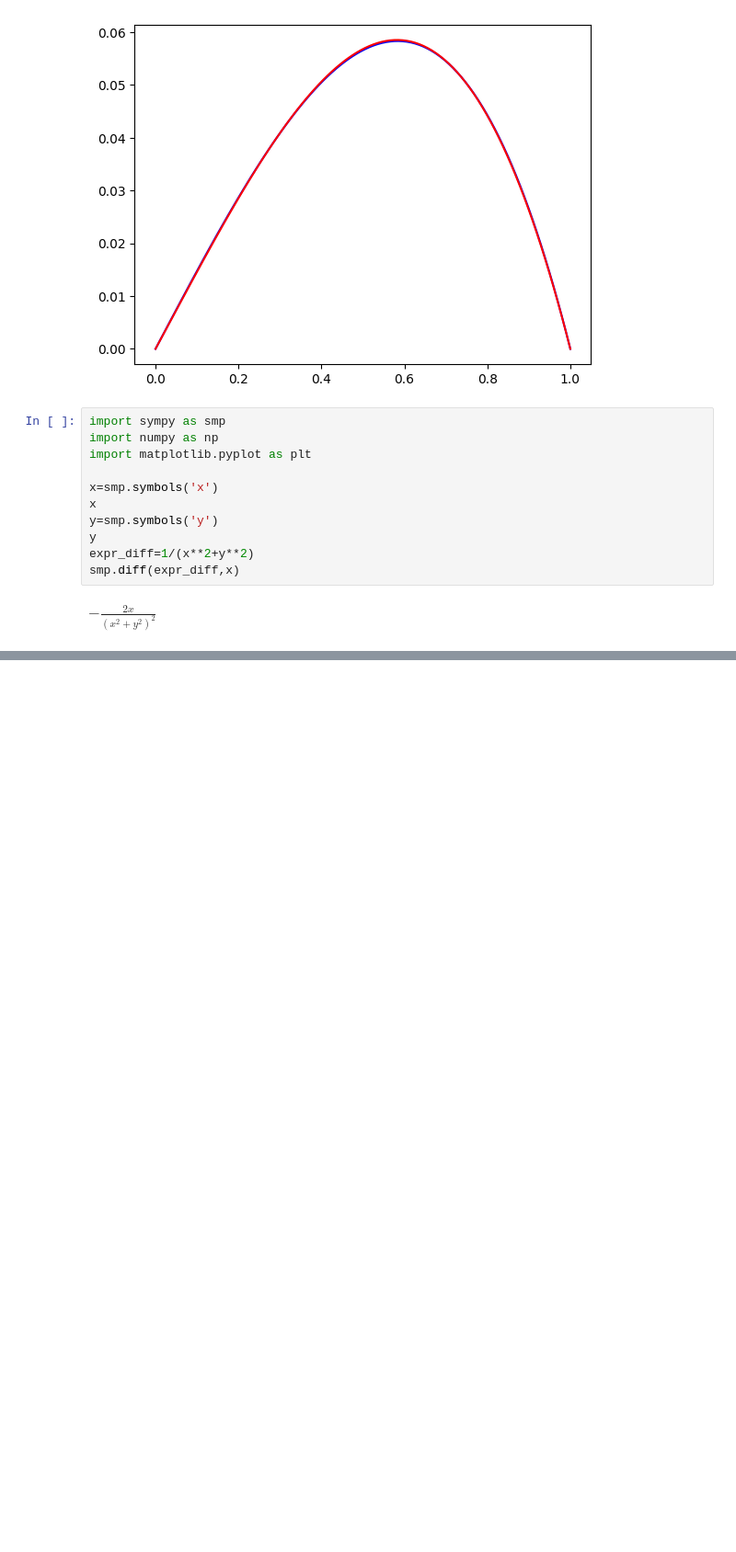
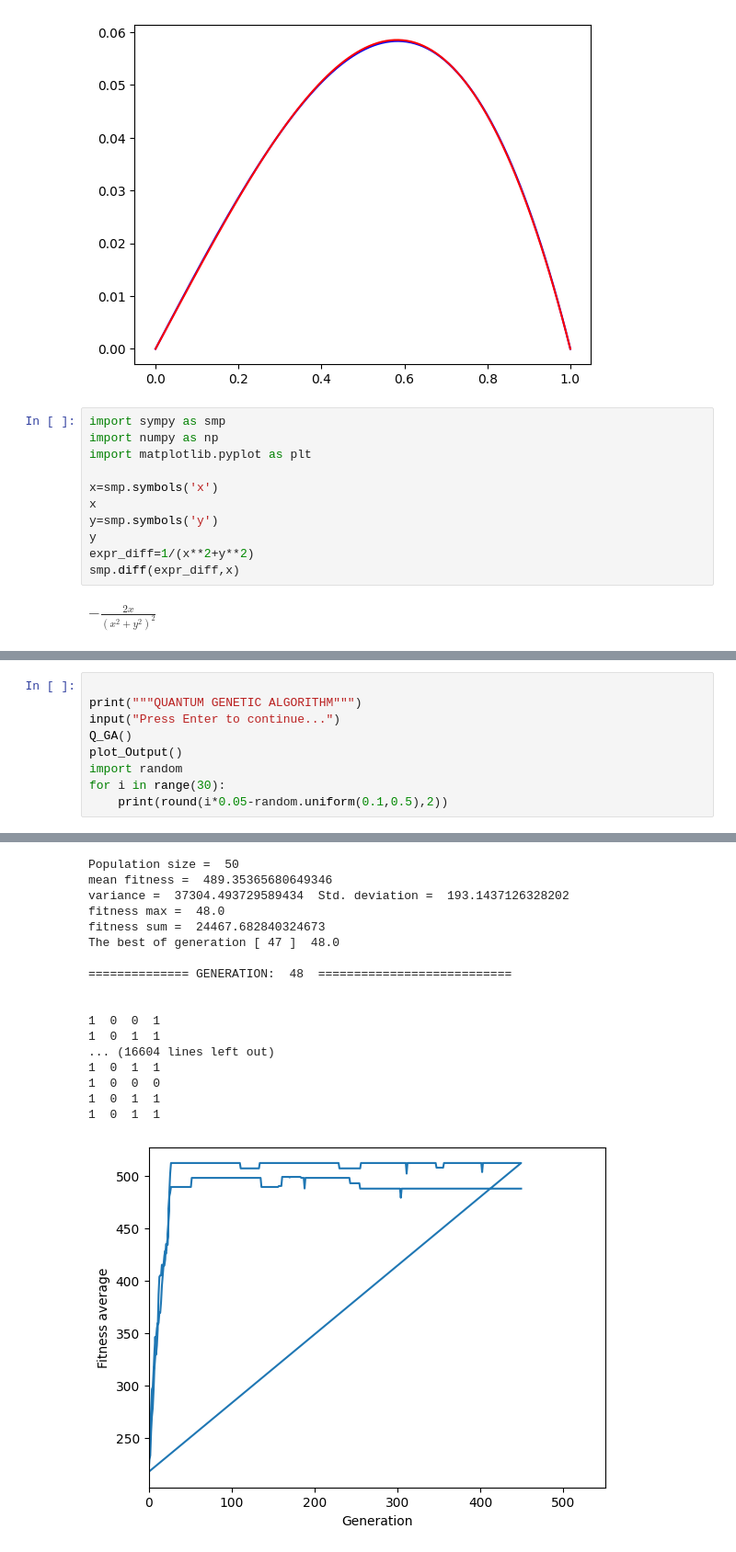
Before and after one commit to sky92archangel/notebook, a Jupyter notebook: compute/python/test.ipynb, the cells around one changed output, grey strips where cells are left out. Shown at 92% size. Cells and saved outputs as stored; diff of their text form; blank space fills up the shorter version.

```diff
--- a/compute/python/test.ipynb
+++ b/compute/python/test.ipynb
@@ -355,0 +659,10 @@ $\displaystyle - \frac{2 x}{\left(x^{2} + y^{2}\right)^{2}}$
+# %%
+
+print("""QUANTUM GENETIC ALGORITHM""")
+input("Press Enter to continue...")
+Q_GA()
+plot_Output()
+import random
+for i in range(30):
+    print(round(i*0.05-random.uniform(0.1,0.5),2))
+# %% [output]
@@ -355,0 +686,18 @@ $\displaystyle - \frac{2 x}{\left(x^{2} + y^{2}\right)^{2}}$
+Population size =  50
+mean fitness =  489.35365680649346
+variance =  37304.493729589434  Std. deviation =  193.1437126328202
+fitness max =  48.0
+fitness sum =  24467.682840324673
+The best of generation [ 47 ]  48.0
+
+============== GENERATION:  48  ===========================
+
+
+1  0  0  1
+1  0  1  1
+... (16604 lines left out)
+1  0  1  1
+1  0  0  0
+1  0  1  1
+1  0  1  1
+[figure, added]
```
Also changed, not shown: parts of 11 cells of this notebook, 22 other files.
